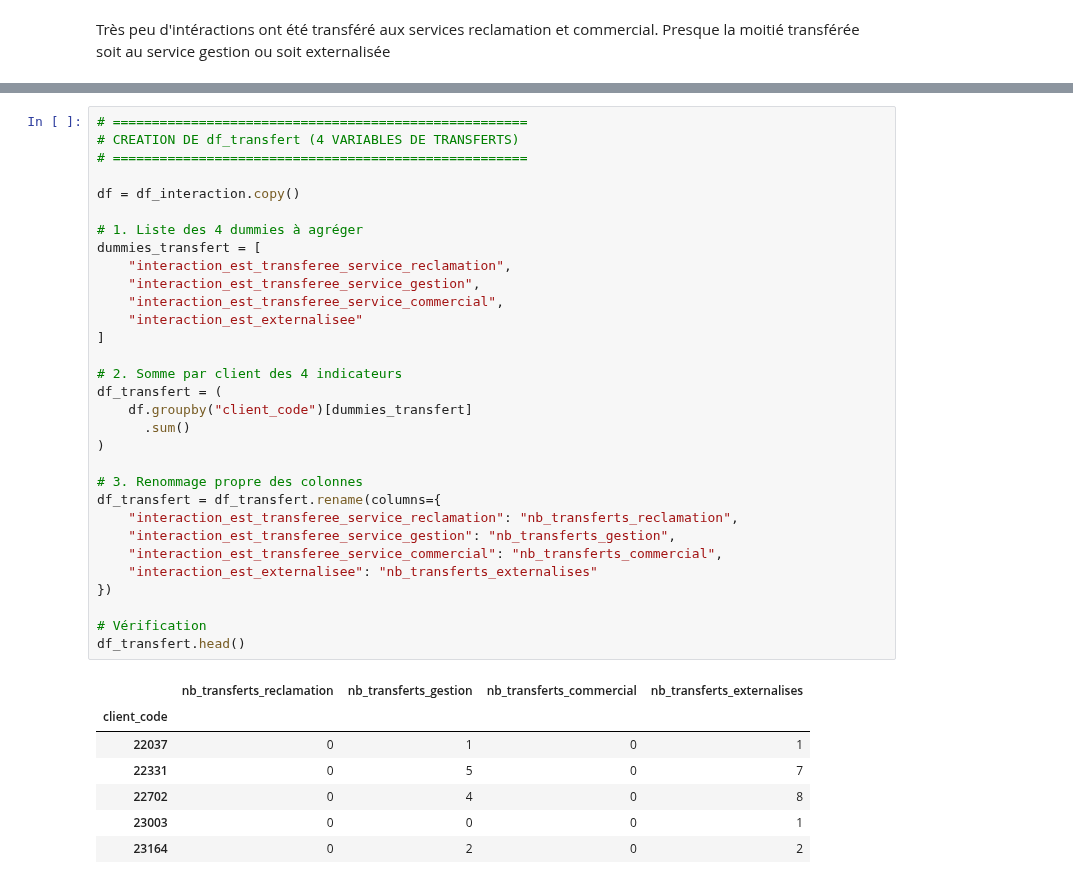
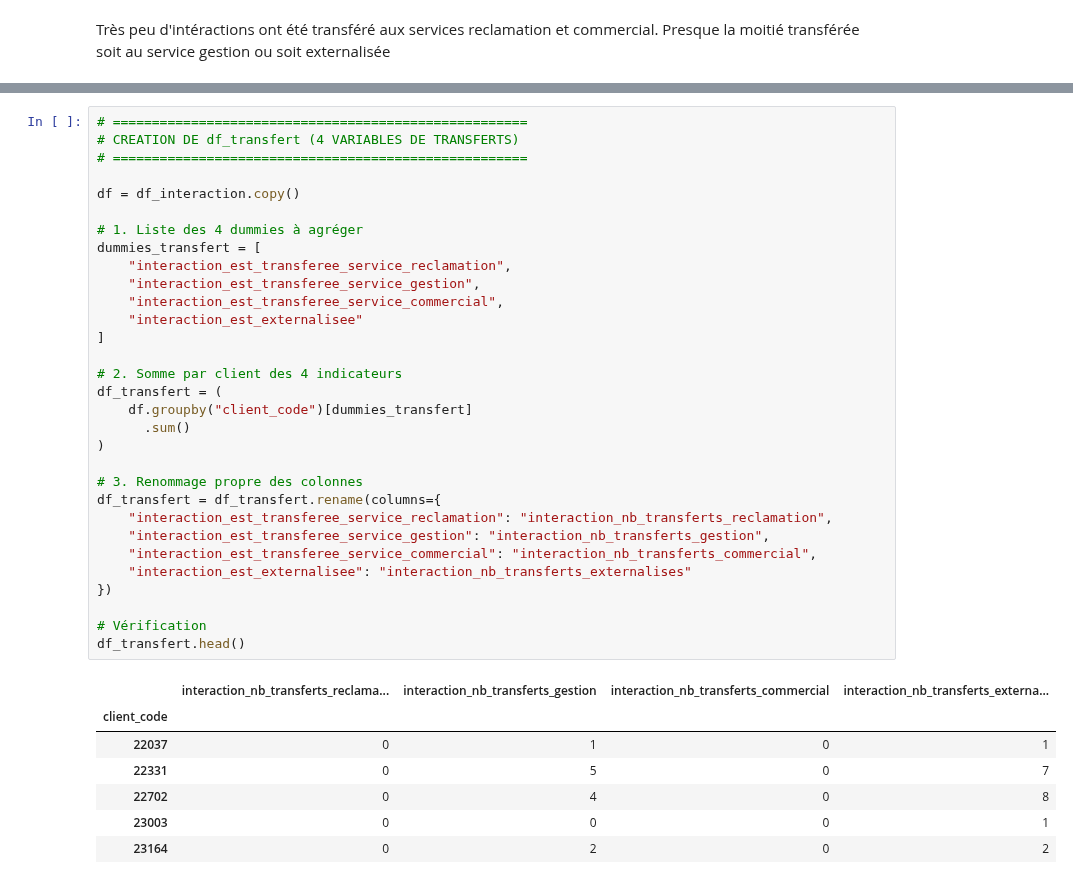
Before and after one commit to kellybourbon2/Alptis-churn-prediction, a Jupyter notebook: aggregation_interactions.ipynb, the cells around one changed output, grey strips where cells are left out. Saved outputs shown, nothing was run; the diff lists cells and outputs as text.

```diff
--- a/aggregation_interactions.ipynb
+++ b/aggregation_interactions.ipynb
@@ -516,36 +516,36 @@ df_canal.head()
 # %%
 # =====================================================
 # CREATION DE df_transfert (4 VARIABLES DE TRANSFERTS)
 # =====================================================
 
 df = df_interaction.copy()
 
 # 1. Liste des 4 dummies à agréger
 dummies_transfert = [
     "interaction_est_transferee_service_reclamation",
     "interaction_est_transferee_service_gestion",
     "interaction_est_transferee_service_commercial",
     "interaction_est_externalisee"
 ]
 
 # 2. Somme par client des 4 indicateurs
 df_transfert = (
     df.groupby("client_code")[dummies_transfert]
       .sum()
 )
 
 # 3. Renommage propre des colonnes
 df_transfert = df_transfert.rename(columns={
-    "interaction_est_transferee_service_reclamation": "nb_transferts_reclamation",
-    "interaction_est_transferee_service_gestion": "nb_transferts_gestion",
-    "interaction_est_transferee_service_commercial": "nb_transferts_commercial",
-    "interaction_est_externalisee": "nb_transferts_externalises"
+    "interaction_est_transferee_service_reclamation": "interaction_nb_transferts_reclamation",
+    "interaction_est_transferee_service_gestion": "interaction_nb_transferts_gestion",
+    "interaction_est_transferee_service_commercial": "interaction_nb_transferts_commercial",
+    "interaction_est_externalisee": "interaction_nb_transferts_externalises"
 })
 
 # Vérification
 df_transfert.head()
 # %% [output]
-|  | nb_transferts_reclamation | nb_transferts_gestion | nb_transferts_commercial | nb_transferts_externalises |
+|  | interaction_nb_transferts_reclama... | interaction_nb_transferts_gestion | interaction_nb_transferts_commercial | interaction_nb_transferts_externa... |
 | client_code |  |  |  |  |
 | 22037 | 0 | 1 | 0 | 1 |
 | 22331 | 0 | 5 | 0 | 7 |
```
Also changed, not shown: parts of 17 cells of this notebook, 3 other files.
